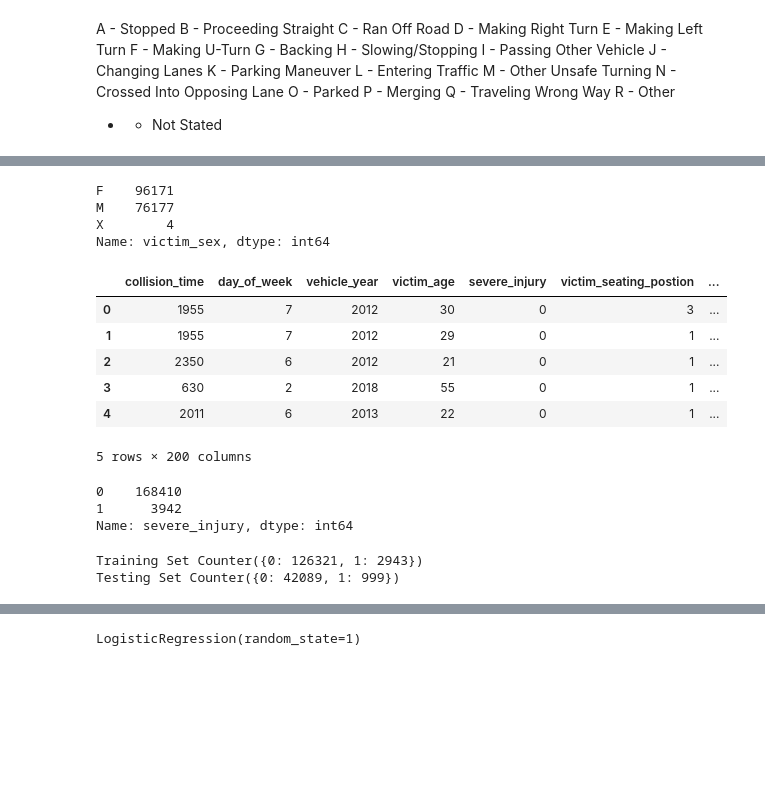
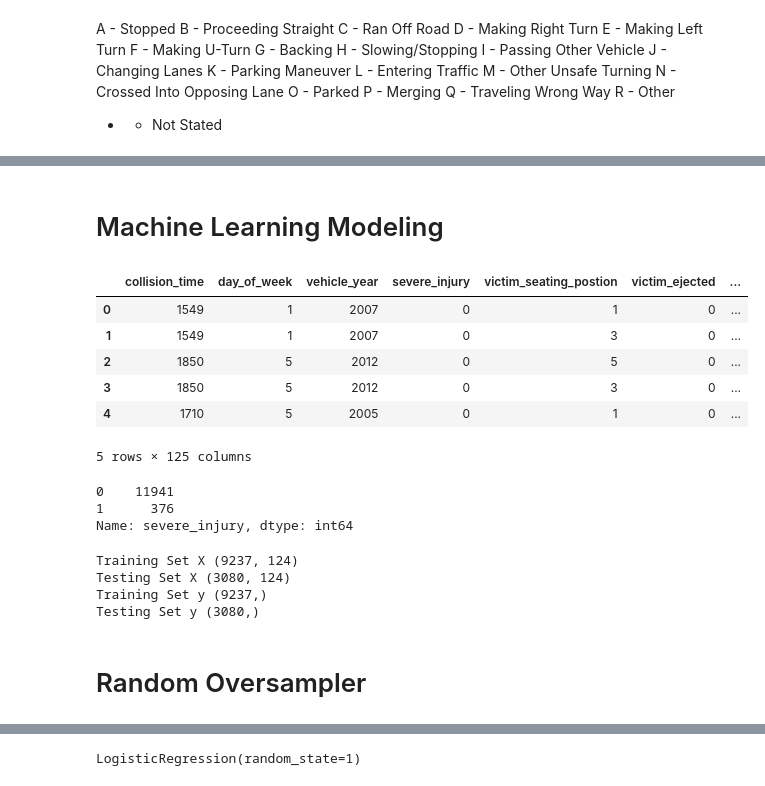
Before and after one commit to wattsr1/LA-Collision-Analysis, a Jupyter notebook: machine_learning/LA_Collisions_ML_truck.ipynb, the cells around one changed output, grey strips where cells are left out. Saved outputs shown, nothing was run; the diff lists cells and outputs as text; code cells hidden in the pictures; blank space fills up the shorter version.

```diff
--- a/machine_learning/LA_Collisions_ML_truck.ipynb
+++ b/machine_learning/LA_Collisions_ML_truck.ipynb
@@ -10,7 +13,7 @@ from collections import Counter
 # Machine learning on car collision data
 # %%
 # Load the data
-file_path = Path('collision_data_ml_auto.csv')
+file_path = Path('collision_data_ml_truck.csv')
 ml_df = pd.read_csv(file_path)
 ml_df
 # %% [output]
@@ -30,4 +33,8 @@ ml_df
 # %%
-ml_df = ml_df.drop(columns=["case_id", "party_number", "victim_number", "accident_year", "vehicle_make", "point_x", "point_y", "stwd_vehicle_type"])
+ml_df = ml_df.drop(columns=["case_id", "party_number", "victim_number",
+                            "accident_year", "vehicle_make", "point_x",
+                            "point_y", "stwd_vehicle_type", "oaf_1",
+                            "primary_coll_factor", "party_sex", "at_fault",
+                           "victim_age", "victim_sex", "race"])
 ml_df
 # %% [output]
@@ -367,26 +324,22 @@ SyntaxError: invalid syntax (4068771334.py, line 3)
 # %%
 # Check safety equipment used conditions factor
-ml_df["victim_sex"].value_counts()
+# ml_df["victim_sex"].value_counts()
-# %% [output]
-F    96171
-M    76177
-X        4
-Name: victim_sex, dtype: int64
+# %% [markdown]
+# Machine Learning Modeling
 # %%
 # Convert strings to numeric values
 from sklearn.preprocessing import LabelEncoder
-ml_encoded = pd.get_dummies(ml_df, columns=["weather_1", "primary_coll_factor", "type_of_collision", "at_fault",
-                                            "party_sex", "party_soberiety", "oaf_1", "move_pre_acc",
-                                            "race", "road_surface", "road_cond_1",
-                                            "lighting", "safety_equip_used", "victim_sex"])
+ml_encoded = pd.get_dummies(ml_df, columns=["weather_1", "type_of_collision", "party_soberiety",
+                                            "move_pre_acc", "road_surface", "road_cond_1",
+                                            "lighting", "safety_equip_used"])
 ml_encoded.head()
 # %% [output]
-|  | collision_time | day_of_week | vehicle_year | victim_age | severe_injury | victim_seating_postion | ... |
-| 0 | 1955 | 7 | 2012 | 30 | 0 | 3 | ... |
-| 1 | 1955 | 7 | 2012 | 29 | 0 | 1 | ... |
-| 2 | 2350 | 6 | 2012 | 21 | 0 | 1 | ... |
-| 3 | 630 | 2 | 2018 | 55 | 0 | 1 | ... |
-| 4 | 2011 | 6 | 2013 | 22 | 0 | 1 | ... |
+|  | collision_time | day_of_week | vehicle_year | severe_injury | victim_seating_postion | victim_ejected | ... |
+| 0 | 1549 | 1 | 2007 | 0 | 1 | 0 | ... |
+| 1 | 1549 | 1 | 2007 | 0 | 3 | 0 | ... |
+| 2 | 1850 | 5 | 2012 | 0 | 5 | 0 | ... |
+| 3 | 1850 | 5 | 2012 | 0 | 3 | 0 | ... |
+| 4 | 1710 | 5 | 2005 | 0 | 1 | 0 | ... |
-5 rows × 200 columns
+5 rows × 125 columns
 # %%
 # Create our features
@@ -400,8 +352,8 @@ y = ml_encoded["severe_injury"]
 # Check the balance of our target values
 y.value_counts()
 # %% [output]
-0    168410
-1      3942
+0    11941
+1      376
 Name: severe_injury, dtype: int64
 # %%
 # Create training and testing sets
@@ -411,11 +363,17 @@ from sklearn.preprocessing import StandardScaler
 X_train, X_test, y_train, y_test = train_test_split(X, y, random_state=1)
 
 # Determine the shape of our training and testing sets.
-print(f"Training Set", Counter(y_train))
-print(f"Testing Set", Counter(y_test))
+print(f"Training Set X", X_train.shape)
+print(f"Testing Set X", X_test.shape)
+print(f"Training Set y", y_train.shape)
+print(f"Testing Set y", y_test.shape)
 # %% [output]
-Training Set Counter({0: 126321, 1: 2943})
-Testing Set Counter({0: 42089, 1: 999})
+Training Set X (9237, 124)
+Testing Set X (3080, 124)
+Training Set y (9237,)
+Testing Set y (3080,)
+# %% [markdown]
+# Random Oversampler
 # %%
 # Resample the training data with the RandomOversampler
 from imblearn.over_sampling import RandomOverSampler
```
Also changed, not shown: parts of 58 cells of this notebook, 10 other files.
